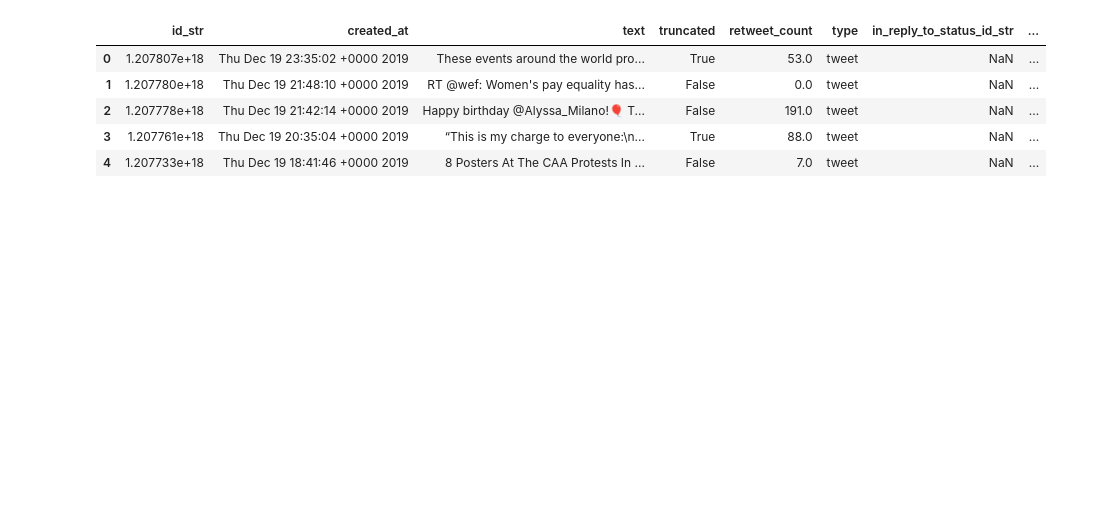
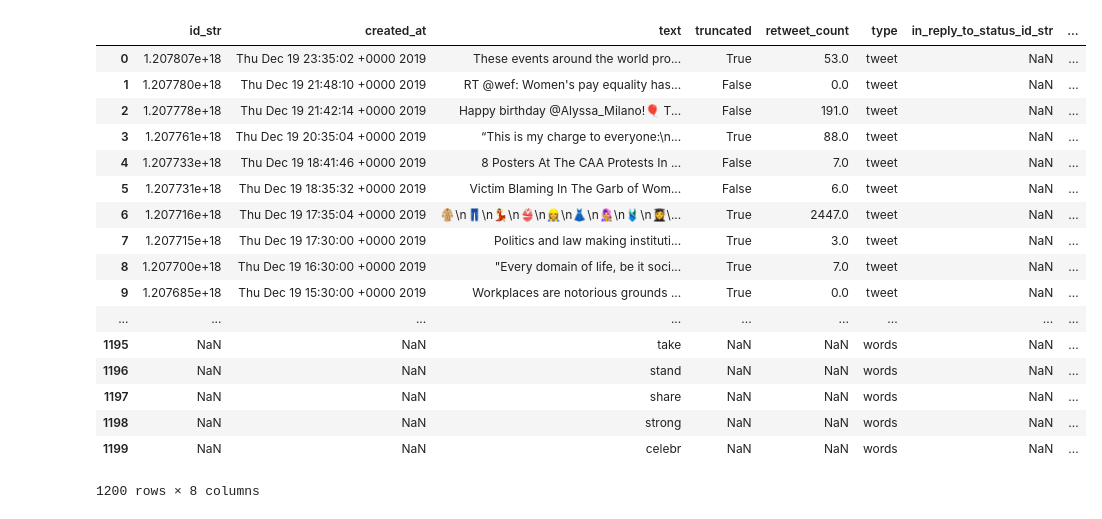
Before and after one commit to damiclem/feminism_network, a Jupyter notebook: database_creation.ipynb, the cells around one changed output. Cells and saved outputs as stored; diff of their text form; code cells hidden in the pictures; blank space fills up the shorter version.

Commit message:
parse_tweets fixed, words added in db_creation
clean_tweet function fixed in parse_tweets;
words added as concepts in the concat_database;
keys of the tweet-word relationship not defined yet.

```diff
--- a/database_creation.ipynb
+++ b/database_creation.ipynb
@@ -6,23 +7,49 @@ with open('data/database/tweets.csv', 'r') as file:
     tweets_data = pd.read_csv(file)
 
 with open('data/database/entities.csv', 'r') as file:
-    concepts_data = pd.read_csv(file)
+    hashtags_data = pd.read_csv(file)
 
 with open('data/database/users.csv', 'r') as file:
     users_data = pd.read_csv(file)
+
+with open('data/database/words.csv', 'r') as file:
+    words_data = pd.read_csv(file)
+del words_data['xpos']
 # %%
+#tweets and hashtags data cleaning
+
 #only tweets in english are kept
 tweets_data = tweets_data[tweets_data.lang == 'en']
+#lowercase hashtags
+hashtags_data.loc[:,'text'] = hashtags_data.text.str.lower()
+# %%
+#words_data cleaning
+
+#relevant words selection
+mask_w = ['ADJ', 'ADV', 'NOUN', 'VERB']
+words_data = words_data.loc[words_data.upos.isin(mask_w),:]
+
+#words stemming
+stemmer = SnowballStemmer("english")
+words_data.loc[:,'text'] = words_data.text.apply(stemmer.stem)
+
+#lowercase words
+words_data.loc[:,'text'] = words_data.text.str.lower()
+
+#deletion of concepts already stored as hashtags
+hashtags = set(hashtags_data.text.values)
+words_data = words_data.loc[~words_data.text.isin(hashtags),:]
 # %%
 '''
-First option: join between tweets_data and concepts_data
+First option: join between tweets_data and hashtags_data
 -tweets possibly repeated in the table
 -unique row for each concept (now: just hashtags)
 -keys: {index}
 -in general, concepts can refer to different tweets and viceversa
+-WORDS MISSING: sentence field must be fixed to allow a join (no key to build a relationship)
 '''
 #join
-joined_data = tweets_data.join(concepts_data.set_index('tweet_id_str'), on='id_str', how = 'left',lsuffix='_left', rsuffix='_right')
+joined_data = tweets_data.join(hashtags_data.set_index('tweet_id_str'), on='id_str', how = 'left',lsuffix='_left', rsuffix='_right')
 #only useful columns are kept
 joined_data = joined_data.loc[:, ('id_str','created_at', 'text_left', 'text_right', 'truncated', 'retweet_count', 'type', 'in_reply_to_status_id_str', 'in_reply_to_user_id_str')]
 joined_data = joined_data.rename(columns= {'text_left' : 'text_tweet', 'text_right' : 'text_concept'}).reset_index().iloc[:,1:]
@@ -49,27 +57,47 @@ joined_data
 # %%
 '''
 Second option: concatenation of tweets_data and concepts_data
 -unique row for each tweet/concept
 -keys: {index, text}
 -in general, hashtags refer to different tweets: id_str could contain more then one id per concept
+-
 '''
-#concatenation
-concat_data = pd.concat([tweets_data, concepts_data], sort = False)
+#concatenation of tweets and hashtags
+concat_data = pd.concat([tweets_data, hashtags_data], sort = False)
 #identify tweets' rows (in the type attribute)
 concat_data.type.fillna('tweet', inplace=True)
 #id_str and tweet_id_str columns are merged
 concat_data.loc[concat_data.id_str.isna(),'id_str'] = concat_data.loc[concat_data.tweet_id_str.notna(),'tweet_id_str']
+
+#concatenation of concat and words
+concat_data = pd.concat([concat_data, words_data], sort = False)
+#identify words' rows (in the type attribute)
+concat_data.type.fillna('words', inplace=True)
+#WARNING: id_str field still has to be filled (no key to build a relationship)
+
 #only useful columns are kept
 concat_data = concat_data.loc[:, ('id_str','created_at', 'text', 'truncated', 'retweet_count', 'type', 'in_reply_to_status_id_str',
                           'in_reply_to_user_id_str')].reset_index().iloc[:,1:]
 concat_data.head()
 # %% [output]
 |  | id_str | created_at | text | truncated | retweet_count | type | in_reply_to_status_id_str | ... |
 | 0 | 1.207807e+18 | Thu Dec 19 23:35:02 +0000 2019 | These events around the world pro... | True | 53.0 | tweet | NaN | ... |
 | 1 | 1.207780e+18 | Thu Dec 19 21:48:10 +0000 2019 | RT @wef: Women's pay equality has... | False | 0.0 | tweet | NaN | ... |
 | 2 | 1.207778e+18 | Thu Dec 19 21:42:14 +0000 2019 | Happy birthday @Alyssa_Milano!🎈 T... | False | 191.0 | tweet | NaN | ... |
 | 3 | 1.207761e+18 | Thu Dec 19 20:35:04 +0000 2019 | “This is my charge to everyone:\n... | True | 88.0 | tweet | NaN | ... |
 | 4 | 1.207733e+18 | Thu Dec 19 18:41:46 +0000 2019 | 8 Posters At The CAA Protests In ... | False | 7.0 | tweet | NaN | ... |
+| 5 | 1.207731e+18 | Thu Dec 19 18:35:32 +0000 2019 | Victim Blaming In The Garb of Wom... | False | 6.0 | tweet | NaN | ... |
+| 6 | 1.207716e+18 | Thu Dec 19 17:35:04 +0000 2019 | 🧥\n👖\n💃\n👙\n👷‍♀️\n👗\n👩‍🎤\n🩱\n👩‍🎓\... | True | 2447.0 | tweet | NaN | ... |
+| 7 | 1.207715e+18 | Thu Dec 19 17:30:00 +0000 2019 | Politics and law making instituti... | True | 3.0 | tweet | NaN | ... |
+| 8 | 1.207700e+18 | Thu Dec 19 16:30:00 +0000 2019 | "Every domain of life, be it soci... | True | 7.0 | tweet | NaN | ... |
+| 9 | 1.207685e+18 | Thu Dec 19 15:30:00 +0000 2019 | Workplaces are notorious grounds ... | True | 0.0 | tweet | NaN | ... |
+| ... | ... | ... | ... | ... | ... | ... | ... | ... |
+| 1195 | NaN | NaN | take | NaN | NaN | words | NaN | ... |
+| 1196 | NaN | NaN | stand | NaN | NaN | words | NaN | ... |
+| 1197 | NaN | NaN | share | NaN | NaN | words | NaN | ... |
+| 1198 | NaN | NaN | strong | NaN | NaN | words | NaN | ... |
+| 1199 | NaN | NaN | celebr | NaN | NaN | words | NaN | ... |
+1200 rows × 8 columns
 # %%
 joined_data.to_csv('data/database/joined_data.csv')
 concat_data.to_csv('data/database/concat_data.csv')
```
Also changed, not shown: parts of 2 cells of this notebook, 1 other file.
